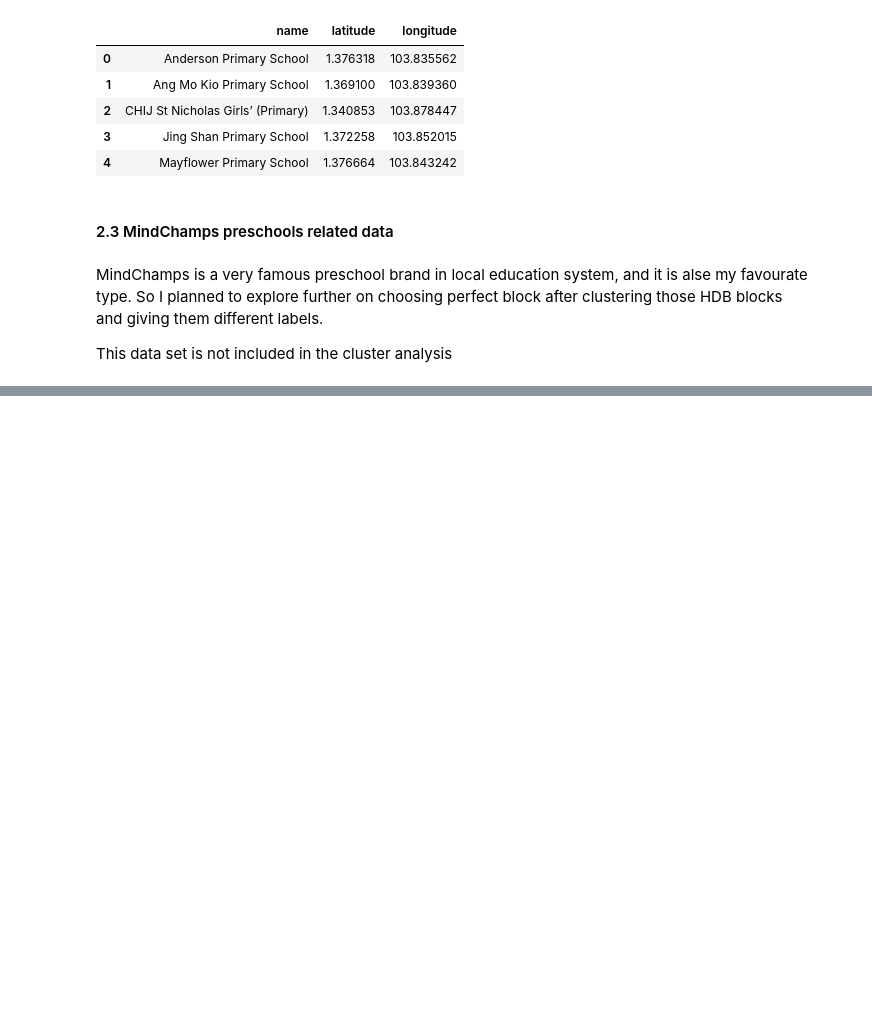
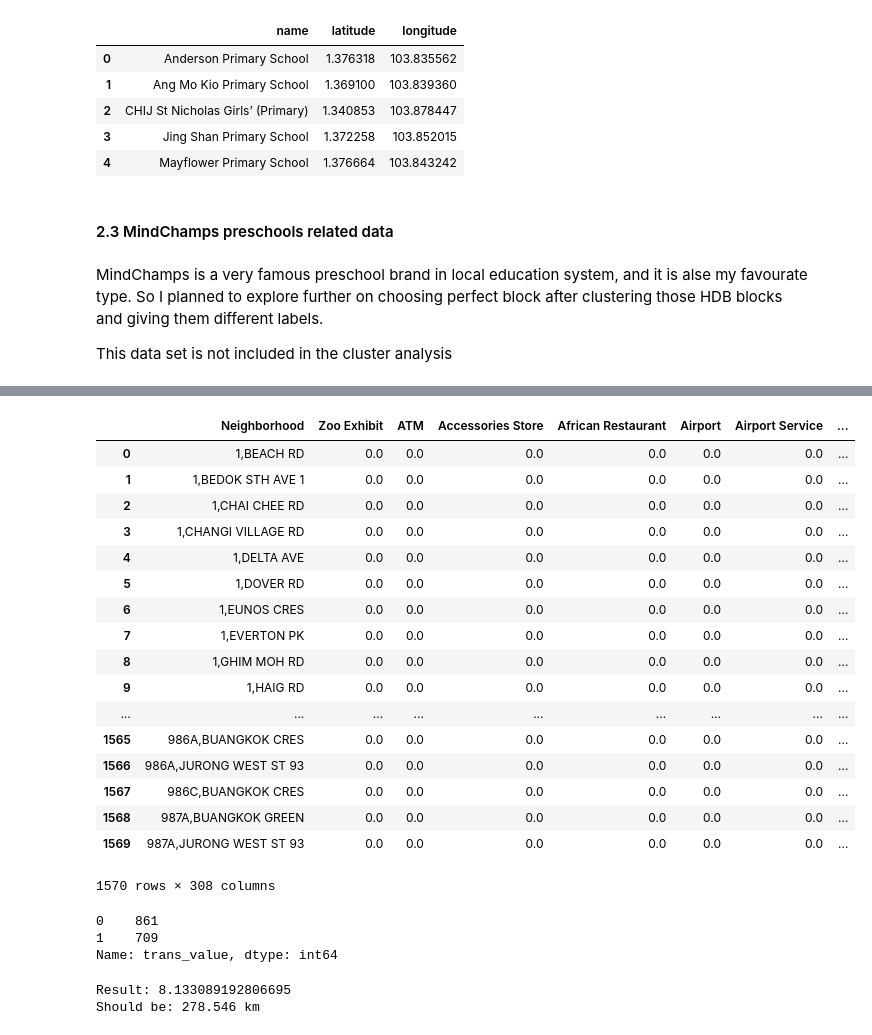
Before and after one commit to gengzhaoxin/904_HDB_001, a Jupyter notebook: HDB_research001.ipynb, the cells around one changed output, grey strips where cells are left out. Drawn from its saved outputs; the diff is of its cells as text; code cells hidden in the pictures; blank space fills up the shorter version.

```diff
--- a/HDB_research001.ipynb
+++ b/HDB_research001.ipynb
@@ -95,0 +131,2 @@ df5.head()
+# %%
+df01 = pd.read_csv('block_venues.csv')
@@ -95,0 +188,12 @@ df5.head()
+# %%
+# one hot encoding
+singapore_onehot = pd.get_dummies(df01[['Venue Category']], prefix="", prefix_sep="")
+
+# add neighborhood column back to dataframe
+singapore_onehot['Neighborhood'] = df01['block_street']
+
+# move neighborhood column to the first column
+fixed_columns = [singapore_onehot.columns[-1]] + list(singapore_onehot.columns[:-1])
+singapore_onehot = singapore_onehot[fixed_columns]
+
+singapore_onehot.head()
@@ -95,0 +208,22 @@ df5.head()
+# %%
+singapore_grouped = singapore_onehot.groupby('Neighborhood').mean().reset_index()
+singapore_grouped
+# %% [output]
+|  | Neighborhood | Zoo Exhibit | ATM | Accessories Store | African Restaurant | Airport | Airport Service | ... |
+| 0 | 1,BEACH RD | 0.0 | 0.0 | 0.0 | 0.0 | 0.0 | 0.0 | ... |
+| 1 | 1,BEDOK STH AVE 1 | 0.0 | 0.0 | 0.0 | 0.0 | 0.0 | 0.0 | ... |
+| 2 | 1,CHAI CHEE RD | 0.0 | 0.0 | 0.0 | 0.0 | 0.0 | 0.0 | ... |
+| 3 | 1,CHANGI VILLAGE RD | 0.0 | 0.0 | 0.0 | 0.0 | 0.0 | 0.0 | ... |
+| 4 | 1,DELTA AVE | 0.0 | 0.0 | 0.0 | 0.0 | 0.0 | 0.0 | ... |
+| 5 | 1,DOVER RD | 0.0 | 0.0 | 0.0 | 0.0 | 0.0 | 0.0 | ... |
+| 6 | 1,EUNOS CRES | 0.0 | 0.0 | 0.0 | 0.0 | 0.0 | 0.0 | ... |
+| 7 | 1,EVERTON PK | 0.0 | 0.0 | 0.0 | 0.0 | 0.0 | 0.0 | ... |
+| 8 | 1,GHIM MOH RD | 0.0 | 0.0 | 0.0 | 0.0 | 0.0 | 0.0 | ... |
+| 9 | 1,HAIG RD | 0.0 | 0.0 | 0.0 | 0.0 | 0.0 | 0.0 | ... |
+| ... | ... | ... | ... | ... | ... | ... | ... | ... |
+| 1565 | 986A,BUANGKOK CRES | 0.0 | 0.0 | 0.0 | 0.0 | 0.0 | 0.0 | ... |
+| 1566 | 986A,JURONG WEST ST 93 | 0.0 | 0.0 | 0.0 | 0.0 | 0.0 | 0.0 | ... |
+| 1567 | 986C,BUANGKOK CRES | 0.0 | 0.0 | 0.0 | 0.0 | 0.0 | 0.0 | ... |
+| 1568 | 987A,BUANGKOK GREEN | 0.0 | 0.0 | 0.0 | 0.0 | 0.0 | 0.0 | ... |
+| 1569 | 987A,JURONG WEST ST 93 | 0.0 | 0.0 | 0.0 | 0.0 | 0.0 | 0.0 | ... |
+1570 rows × 308 columns
@@ -95,0 +239,6 @@ df5.head()
+# %%
+singapore_grouped['trans_value'].value_counts()
+# %% [output]
+0    861
+1    709
+Name: trans_value, dtype: int64
@@ -95,0 +247,24 @@ df5.head()
+# %%
+from math import sin, cos, sqrt, atan2, radians
+
+# approximate radius of earth in km
+R = 6373.0
+
+lat1 = radians(df['latitude'][0])
+lon1 = radians(df['longitude'][0])
+lat2 = radians(df00['latitude'][0])
+lon2 = radians(df00['longitude'][0])
+
+dlon = lon2 - lon1
+dlat = lat2 - lat1
+
+a = sin(dlat / 2)**2 + cos(lat1) * cos(lat2) * sin(dlon / 2)**2
+c = 2 * atan2(sqrt(a), sqrt(1 - a))
+
+distance = R * c
+
+print("Result:", distance)
+print("Should be:", 278.546, "km")
+# %% [output]
+Result: 8.133089192806695
+Should be: 278.546 km
```
Also changed, not shown: parts of 101 cells of this notebook.
